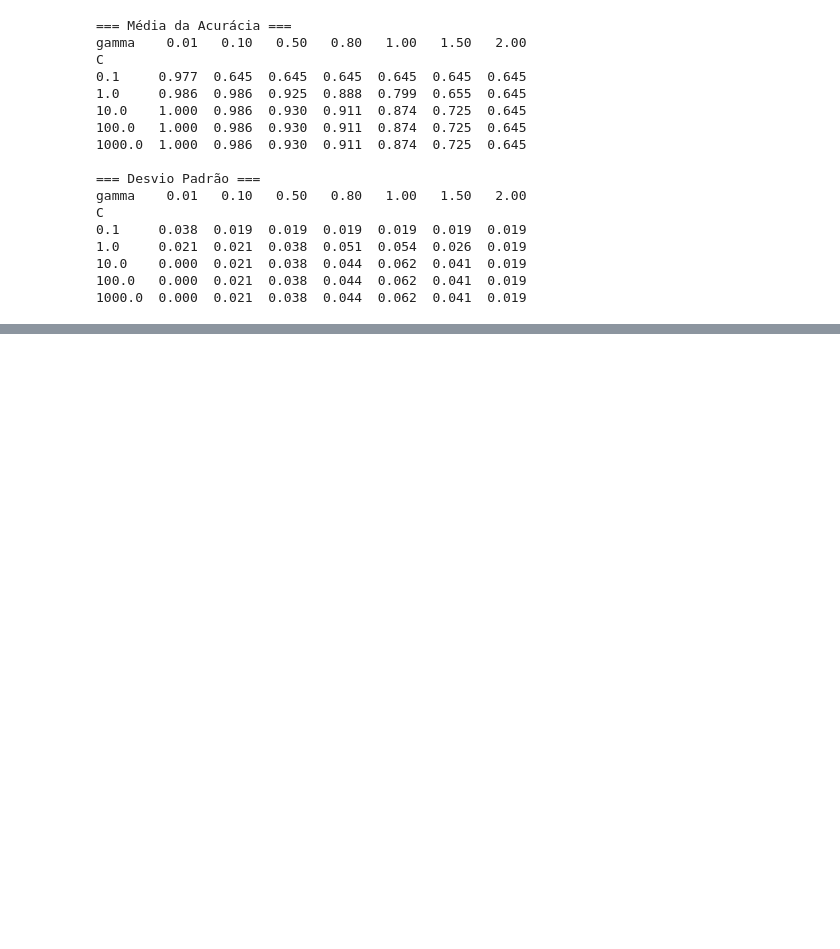
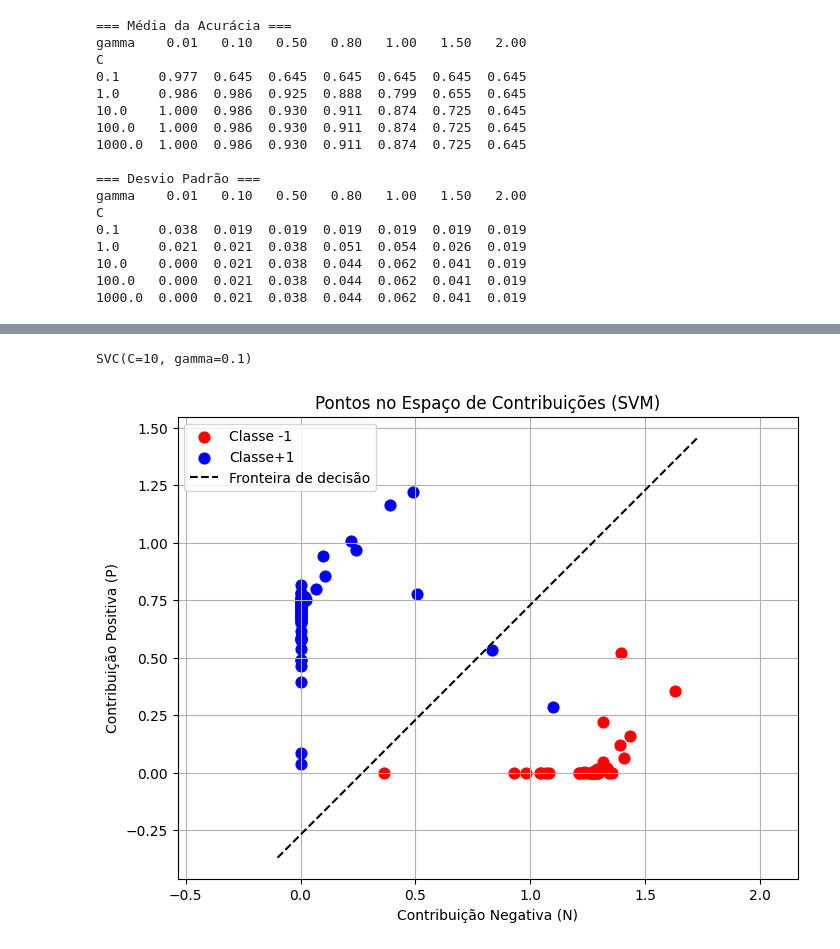
Before and after one commit to gvcf20/IRP, a Jupyter notebook: python/SVM/svm_real_data.ipynb, the cells around one changed output, grey strips where cells are left out. Cells and saved outputs as stored; diff of their text form; code cells hidden in the pictures; blank space fills up the shorter version.

```diff
--- a/python/SVM/svm_real_data.ipynb
+++ b/python/SVM/svm_real_data.ipynb
@@ -131,0 +143,53 @@ C
+# %%
+X_train, X_test, y_train, y_test = train_test_split(X, y, test_size=0.3, random_state=42, stratify=y)
+# %%
+gamma = 0.1
+C = 10
+clf = SVC(kernel='rbf', gamma=gamma, C=C)
+clf.fit(X_train, y_train)
+# %% [output]
+SVC(C=10, gamma=0.1)
+# %%
+dual_coef = clf.dual_coef_[0] # coeficientes (com sinal)
+support_idx = clf.support_
+alphas = np.abs(dual_coef) # valores positivos de alpha
+ys = np.sign(dual_coef) # sinal corresponde ao y_i
+SVs = clf.support_vectors_
+b = clf.intercept_[0]
+# %%
+def rbf_kernel_point(x, X_sv, gamma):
+    return np.exp(-gamma * np.linalg.norm(X_sv - x, axis=1)**2)
+def contributions(x):
+    K = rbf_kernel_point(x, SVs, gamma)
+    P = np.sum(alphas[ys > 0] * K[ys > 0]) # contribuição positiva
+    N = np.sum(alphas[ys < 0] * K[ys < 0]) # contribuição negativa
+    f_val = P - N + b
+    return N, P, f_val
+# %%
+N_coords = []
+P_coords = []
+f_vals = []
+for xi in X:
+    N_val, P_val, f_val = contributions(xi)
+    N_coords.append(N_val)
+    P_coords.append(P_val)
+    f_vals.append(f_val)
+N_coords = np.array(N_coords)
+P_coords = np.array(P_coords)
+f_vals = np.array(f_vals)
+# %%
+plt.figure(figsize=(8,6))
+plt.scatter(N_coords[y==-1], P_coords[y==-1], color='red', label='Classe -1', s=60)
+plt.scatter(N_coords[y==+1], P_coords[y==+1], color='blue', label='Classe+1', s=60)
+n_line = np.linspace(min(N_coords)-0.1, max(N_coords)+0.1, 100)
+p_line = n_line - b
+plt.plot(n_line, p_line, 'k--', label='Fronteira de decisão')
+plt.xlabel('Contribuição Negativa (N)')
+plt.ylabel('Contribuição Positiva (P)')
+plt.title('Pontos no Espaço de Contribuições (SVM)')
+plt.legend()
+plt.grid(True)
+plt.axis('equal')
+plt.show()
+# %% [output]
+[figure, added]
```
Also changed, not shown: parts of 3 cells of this notebook, 1 other file.
